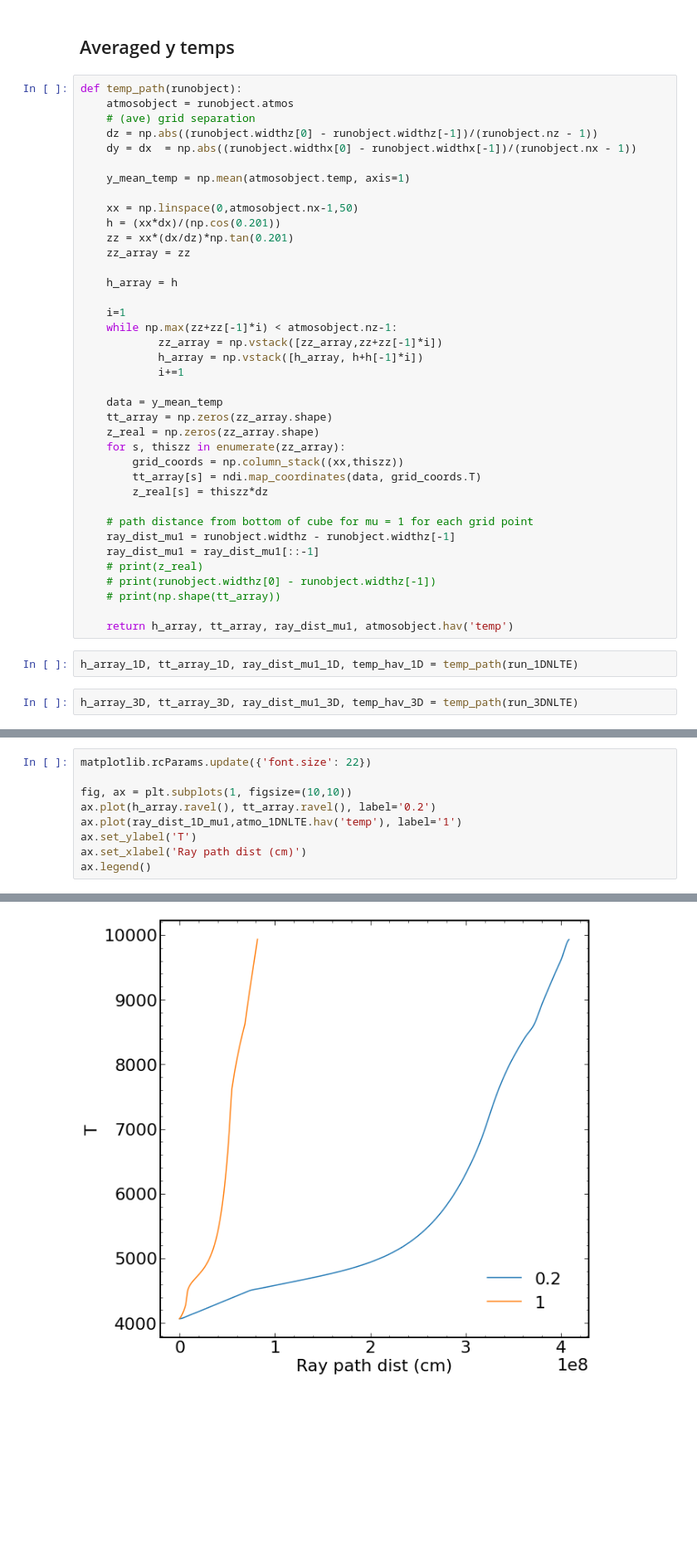
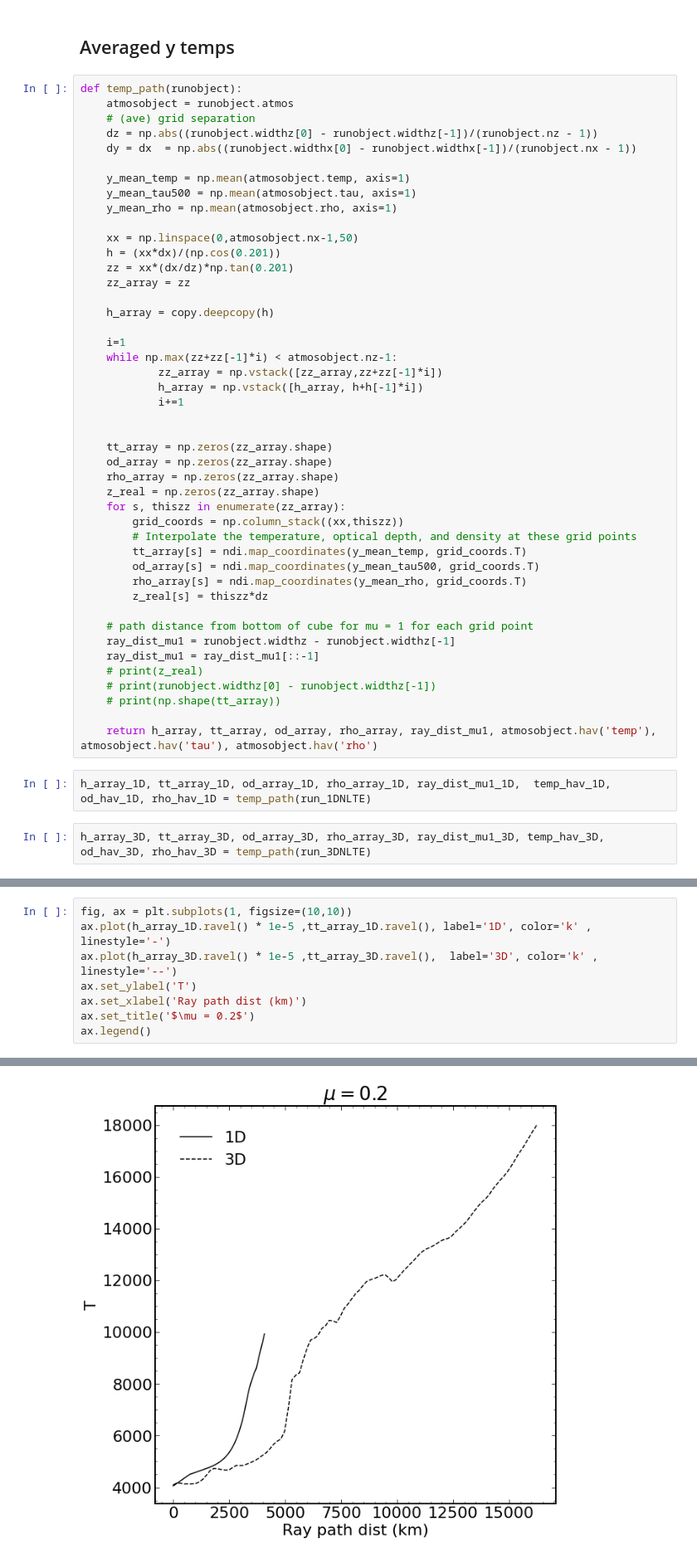
Before and after one commit to nohg/SiliconM3DAnalysis, a Jupyter notebook: Temp_depth.ipynb, the cells around one changed output, grey strips where cells are left out. Shown at 83% size. Drawn from its saved outputs; the diff is of its cells as text; blank space fills up the shorter version.

Commit message:
add temp, tau500, and rho plots per mu

```diff
--- a/Temp_depth.ipynb
+++ b/Temp_depth.ipynb
@@ -197,13 +198,15 @@ def temp_path(runobject):
     dy = dx  = np.abs((runobject.widthx[0] - runobject.widthx[-1])/(runobject.nx - 1))
 
     y_mean_temp = np.mean(atmosobject.temp, axis=1)
+    y_mean_tau500 = np.mean(atmosobject.tau, axis=1)
+    y_mean_rho = np.mean(atmosobject.rho, axis=1)
 
     xx = np.linspace(0,atmosobject.nx-1,50)
     h = (xx*dx)/(np.cos(0.201))
     zz = xx*(dx/dz)*np.tan(0.201)
     zz_array = zz
 
-    h_array = h
+    h_array = copy.deepcopy(h)
 
     i=1
     while np.max(zz+zz[-1]*i) < atmosobject.nz-1:
@@ -211,12 +214,17 @@ def temp_path(runobject):
             h_array = np.vstack([h_array, h+h[-1]*i])
             i+=1
 
-    data = y_mean_temp
+
     tt_array = np.zeros(zz_array.shape)
+    od_array = np.zeros(zz_array.shape)
+    rho_array = np.zeros(zz_array.shape)
     z_real = np.zeros(zz_array.shape)
     for s, thiszz in enumerate(zz_array):
         grid_coords = np.column_stack((xx,thiszz))
-        tt_array[s] = ndi.map_coordinates(data, grid_coords.T)
+        # Interpolate the temperature, optical depth, and density at these grid points
+        tt_array[s] = ndi.map_coordinates(y_mean_temp, grid_coords.T)
+        od_array[s] = ndi.map_coordinates(y_mean_tau500, grid_coords.T)
+        rho_array[s] = ndi.map_coordinates(y_mean_rho, grid_coords.T)
         z_real[s] = thiszz*dz
 
     # path distance from bottom of cube for mu = 1 for each grid point
@@ -226,11 +234,11 @@ def temp_path(runobject):
     # print(runobject.widthz[0] - runobject.widthz[-1])
     # print(np.shape(tt_array))
 
-    return h_array, tt_array, ray_dist_mu1, atmosobject.hav('temp')
+    return h_array, tt_array, od_array, rho_array, ray_dist_mu1, atmosobject.hav('temp'), atmosobject.hav('tau'), atmosobject.hav('rho')
 # %%
-h_array_1D, tt_array_1D, ray_dist_mu1_1D, temp_hav_1D = temp_path(run_1DNLTE)
+h_array_1D, tt_array_1D, od_array_1D, rho_array_1D, ray_dist_mu1_1D,  temp_hav_1D, od_hav_1D, rho_hav_1D = temp_path(run_1DNLTE)
 # %%
-h_array_3D, tt_array_3D, ray_dist_mu1_3D, temp_hav_3D = temp_path(run_3DNLTE)
+h_array_3D, tt_array_3D, od_array_3D, rho_array_3D, ray_dist_mu1_3D, temp_hav_3D, od_hav_3D, rho_hav_3D = temp_path(run_3DNLTE)
 # %%
 matplotlib.rcParams.update({'font.size': 22})
 
@@ -326,12 +285,11 @@ ray_dist_1D_mu1 = ray_dist_1D_mu1[::-1]
 # %%
-matplotlib.rcParams.update({'font.size': 22})
-
 fig, ax = plt.subplots(1, figsize=(10,10))
-ax.plot(h_array.ravel(), tt_array.ravel(), label='0.2')
-ax.plot(ray_dist_1D_mu1,atmo_1DNLTE.hav('temp'), label='1')
+ax.plot(h_array_1D.ravel() * 1e-5 ,tt_array_1D.ravel(), label='1D', color='k' , linestyle='-')
+ax.plot(h_array_3D.ravel() * 1e-5 ,tt_array_3D.ravel(),  label='3D', color='k' , linestyle='--')
 ax.set_ylabel('T')
-ax.set_xlabel('Ray path dist (cm)')
+ax.set_xlabel('Ray path dist (km)')
+ax.set_title('$\mu = 0.2$')
 ax.legend()
 # %% [output]
 <matplotlib.legend.Legend at 0x...>
-[figure, old version]
+[figure, new version]
```
Also changed, not shown: parts of 16 cells of this notebook.
